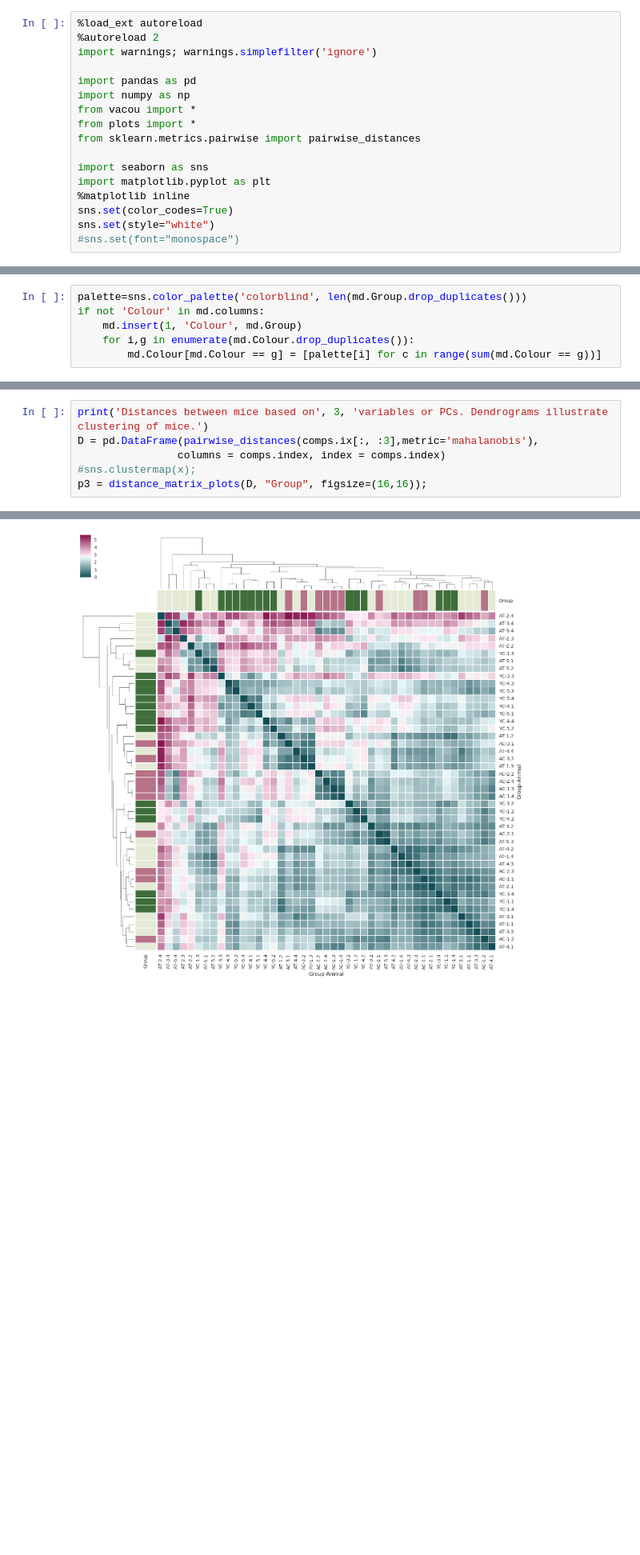
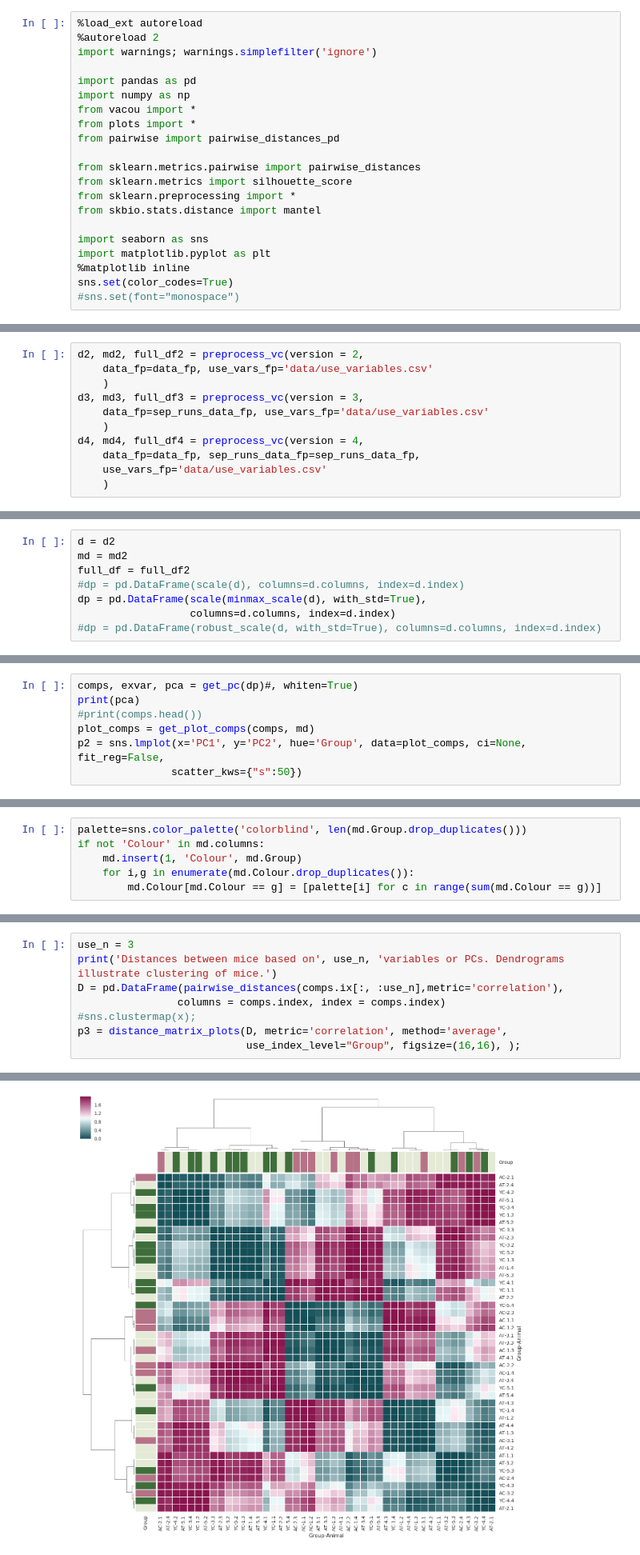
Before and after one commit to aperz/vacou, a Jupyter notebook: vacou-2.ipynb, the cells around one changed output, grey strips where cells are left out. Shown at 80% size. Drawn from its saved outputs; the diff is of its cells as text; blank space fills up the shorter version.

```diff
--- a/vacou-2.ipynb
+++ b/vacou-2.ipynb
@@ -25,13 +41,17 @@ import pandas as pd
 import numpy as np
 from vacou import *
 from plots import *
+from pairwise import pairwise_distances_pd
+
 from sklearn.metrics.pairwise import pairwise_distances
+from sklearn.metrics import silhouette_score
+from sklearn.preprocessing import *
+from skbio.stats.distance import mantel
 
 import seaborn as sns
 import matplotlib.pyplot as plt
 %matplotlib inline
 sns.set(color_codes=True)
-sns.set(style="white")
 #sns.set(font="monospace")
 # %% [output]
 The autoreload extension is already loaded. To reload it, use:
@@ -48 +64,12 @@ sd, smd, sfull_df = preprocess_vc(sep_runs_data_fp, version = 3, use_vars_fp='da
+# %%
+d2, md2, full_df2 = preprocess_vc(version = 2,
+    data_fp=data_fp, use_vars_fp='data/use_variables.csv'
+    )
+d3, md3, full_df3 = preprocess_vc(version = 3,
+    data_fp=sep_runs_data_fp, use_vars_fp='data/use_variables.csv'
+    )
+d4, md4, full_df4 = preprocess_vc(version = 4,
+    data_fp=data_fp, sep_runs_data_fp=sep_runs_data_fp,
+    use_vars_fp='data/use_variables.csv'
+    )
 # %%
@@ -58,3 +89,11 @@ print(sd.shape, smd.shape, sfull_df.shape)
+# %%
+d = d2
+md = md2
+full_df = full_df2
+#dp = pd.DataFrame(scale(d), columns=d.columns, index=d.index)
+dp = pd.DataFrame(scale(minmax_scale(d), with_std=True),
+                  columns=d.columns, index=d.index)
+#dp = pd.DataFrame(robust_scale(d, with_std=True), columns=d.columns, index=d.index)
 # %% [markdown]
 # Exploratory
 # %%
@@ -229,0 +324,7 @@ comps.to_csv('data/PCs.tsv', sep='\t')
+# %%
+comps, exvar, pca = get_pc(dp)#, whiten=True)
+print(pca)
+#print(comps.head())
+plot_comps = get_plot_comps(comps, md)
+p2 = sns.lmplot(x='PC1', y='PC2', hue='Group', data=plot_comps, ci=None, fit_reg=False,
+               scatter_kws={"s":50})
@@ -263,12 +370,14 @@ MultiIndex(levels=[['AC', 'AT', 'YC'], ['1.1', '1.2', '1.3', '1.4', '2.1', '2.2'
 # %%
-print('Distances between mice based on', 3, 'variables or PCs. Dendrograms illustrate clustering of mice.')
-D = pd.DataFrame(pairwise_distances(comps.ix[:, :3],metric='mahalanobis'),
+use_n = 3
+print('Distances between mice based on', use_n, 'variables or PCs. Dendrograms illustrate clustering of mice.')
+D = pd.DataFrame(pairwise_distances(comps.ix[:, :use_n],metric='correlation'),
                 columns = comps.index, index = comps.index)
 #sns.clustermap(x);
-p3 = distance_matrix_plots(D, "Group", figsize=(16,16));
+p3 = distance_matrix_plots(D, metric='correlation', method='average',
+                           use_index_level="Group", figsize=(16,16), );
 # %% [output]
 Distances between mice based on 3 variables or PCs. Dendrograms illustrate clustering of mice.
-[figure, old version]
+[figure, new version]
 # %% [markdown]
 # Differences between groups
 # %% [markdown]
```
Also changed, not shown: parts of 61 cells of this notebook, 2 other files.
